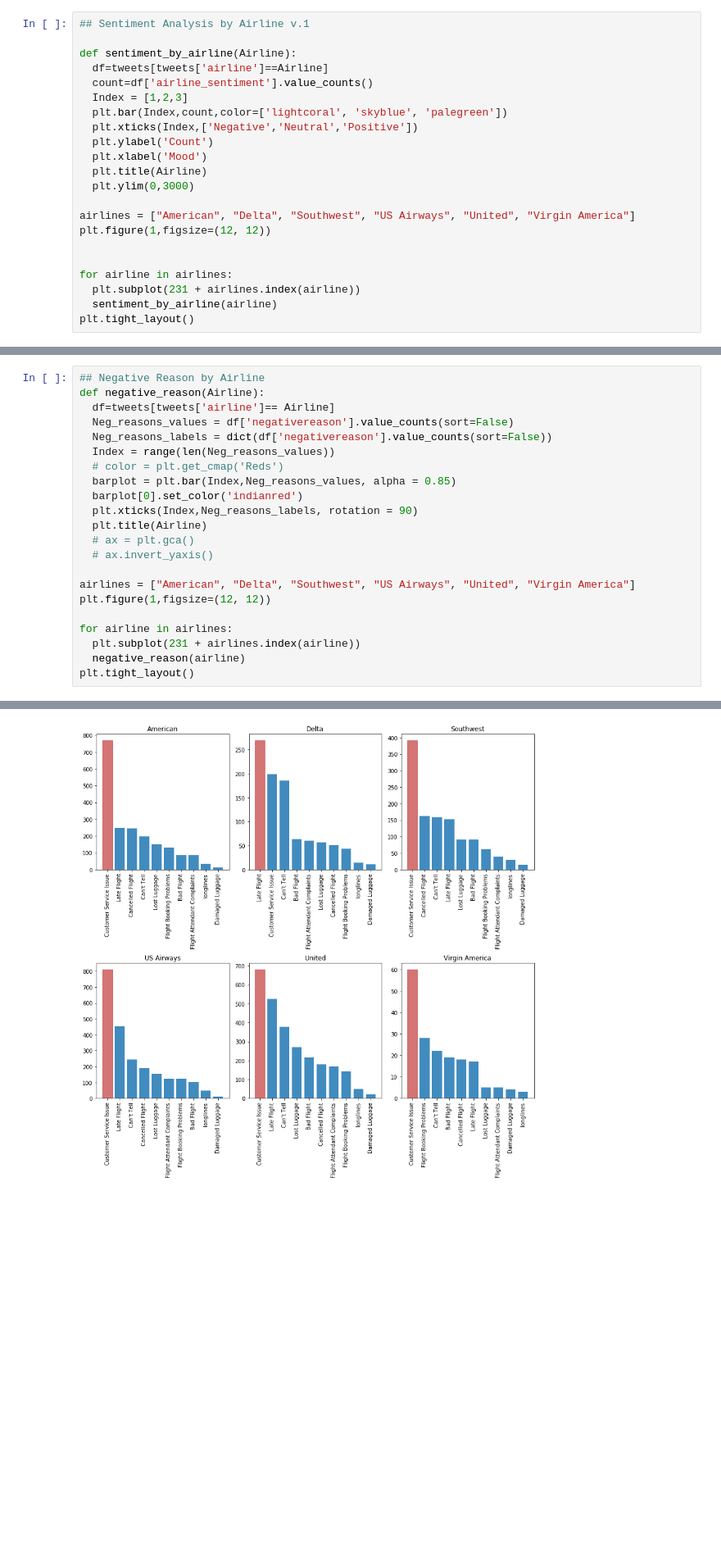
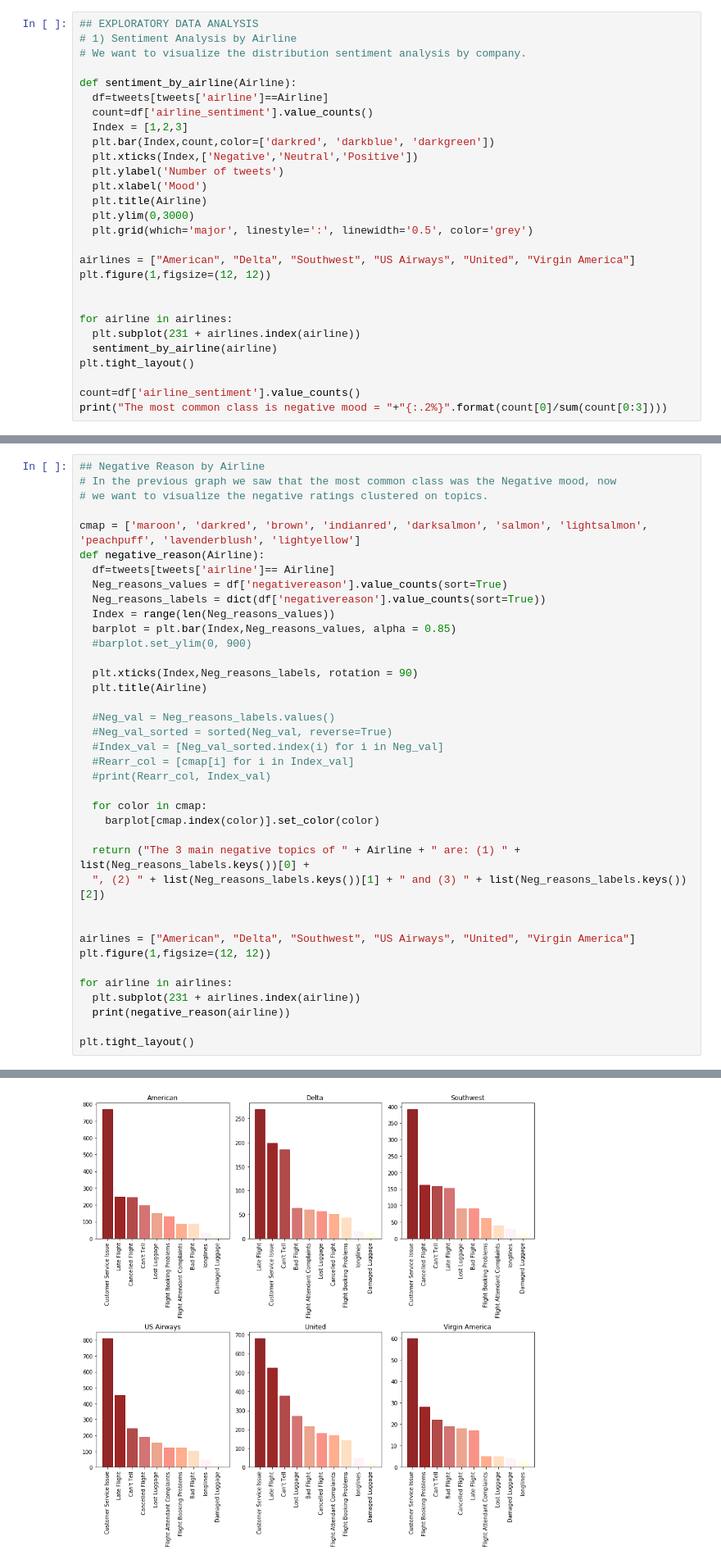
Before and after one commit to SarahBuechner/DMML2019_Team_Google, a Jupyter notebook: DM_Project.ipynb, the cells around one changed output, grey strips where cells are left out. Shown at 82% size. Cells and saved outputs as stored; diff of their text form; blank space fills up the shorter version.

```diff
--- a/DM_Project.ipynb
+++ b/DM_Project.ipynb
@@ -136,16 +91,19 @@ findfont: Font family ['Arial'] not found. Falling back to DejaVu Sans.
 # %%
-## Sentiment Analysis by Airline v.1
+## EXPLORATORY DATA ANALYSIS
+# 1) Sentiment Analysis by Airline
+# We want to visualize the distribution sentiment analysis by company.
 
 def sentiment_by_airline(Airline):
   df=tweets[tweets['airline']==Airline]
   count=df['airline_sentiment'].value_counts()
   Index = [1,2,3]
-  plt.bar(Index,count,color=['lightcoral', 'skyblue', 'palegreen'])
+  plt.bar(Index,count,color=['darkred', 'darkblue', 'darkgreen'])
   plt.xticks(Index,['Negative','Neutral','Positive'])
-  plt.ylabel('Count')
+  plt.ylabel('Number of tweets')
   plt.xlabel('Mood')
   plt.title(Airline)
   plt.ylim(0,3000)
+  plt.grid(which='major', linestyle=':', linewidth='0.5', color='grey')
 
 airlines = ["American", "Delta", "Southwest", "US Airways", "United", "Virgin America"]
 plt.figure(1,figsize=(12, 12))
@@ -155,4 +113,7 @@ for airline in airlines:
   plt.subplot(231 + airlines.index(airline))
   sentiment_by_airline(airline)
 plt.tight_layout()
+
+count=df['airline_sentiment'].value_counts()
+print("The most common class is negative mood = "+"{:.2%}".format(count[0]/sum(count[0:3])))
 # %% [output]
@@ -160,23 +122,39 @@ plt.tight_layout()
 # %%
 ## Negative Reason by Airline
+# In the previous graph we saw that the most common class was the Negative mood, now
+# we want to visualize the negative ratings clustered on topics.
+
+cmap = ['maroon', 'darkred', 'brown', 'indianred', 'darksalmon', 'salmon', 'lightsalmon', 'peachpuff', 'lavenderblush', 'lightyellow']
 def negative_reason(Airline):
   df=tweets[tweets['airline']== Airline]
-  Neg_reasons_values = df['negativereason'].value_counts(sort=False)
-  Neg_reasons_labels = dict(df['negativereason'].value_counts(sort=False))
+  Neg_reasons_values = df['negativereason'].value_counts(sort=True)
+  Neg_reasons_labels = dict(df['negativereason'].value_counts(sort=True))
   Index = range(len(Neg_reasons_values))
-  # color = plt.get_cmap('Reds')
   barplot = plt.bar(Index,Neg_reasons_values, alpha = 0.85)
-  barplot[0].set_color('indianred')
+  #barplot.set_ylim(0, 900)
+
   plt.xticks(Index,Neg_reasons_labels, rotation = 90)
   plt.title(Airline)
-  # ax = plt.gca()
-  # ax.invert_yaxis()
+
+  #Neg_val = Neg_reasons_labels.values()
+  #Neg_val_sorted = sorted(Neg_val, reverse=True)
+  #Index_val = [Neg_val_sorted.index(i) for i in Neg_val]
+  #Rearr_col = [cmap[i] for i in Index_val]
+  #print(Rearr_col, Index_val)
+
+  for color in cmap:
+    barplot[cmap.index(color)].set_color(color)
+
+  return ("The 3 main negative topics of " + Airline + " are: (1) " + list(Neg_reasons_labels.keys())[0] +
+  ", (2) " + list(Neg_reasons_labels.keys())[1] + " and (3) " + list(Neg_reasons_labels.keys())[2])
+
 
 airlines = ["American", "Delta", "Southwest", "US Airways", "United", "Virgin America"]
 plt.figure(1,figsize=(12, 12))
 
 for airline in airlines:
   plt.subplot(231 + airlines.index(airline))
-  negative_reason(airline)
+  print(negative_reason(airline))
+
 plt.tight_layout()
 # %% [output]
@@ -183 +167 @@ plt.tight_layout()
-[figure, old version]
+[figure, new version]
```
Also changed, not shown: parts of 13 cells of this notebook.
